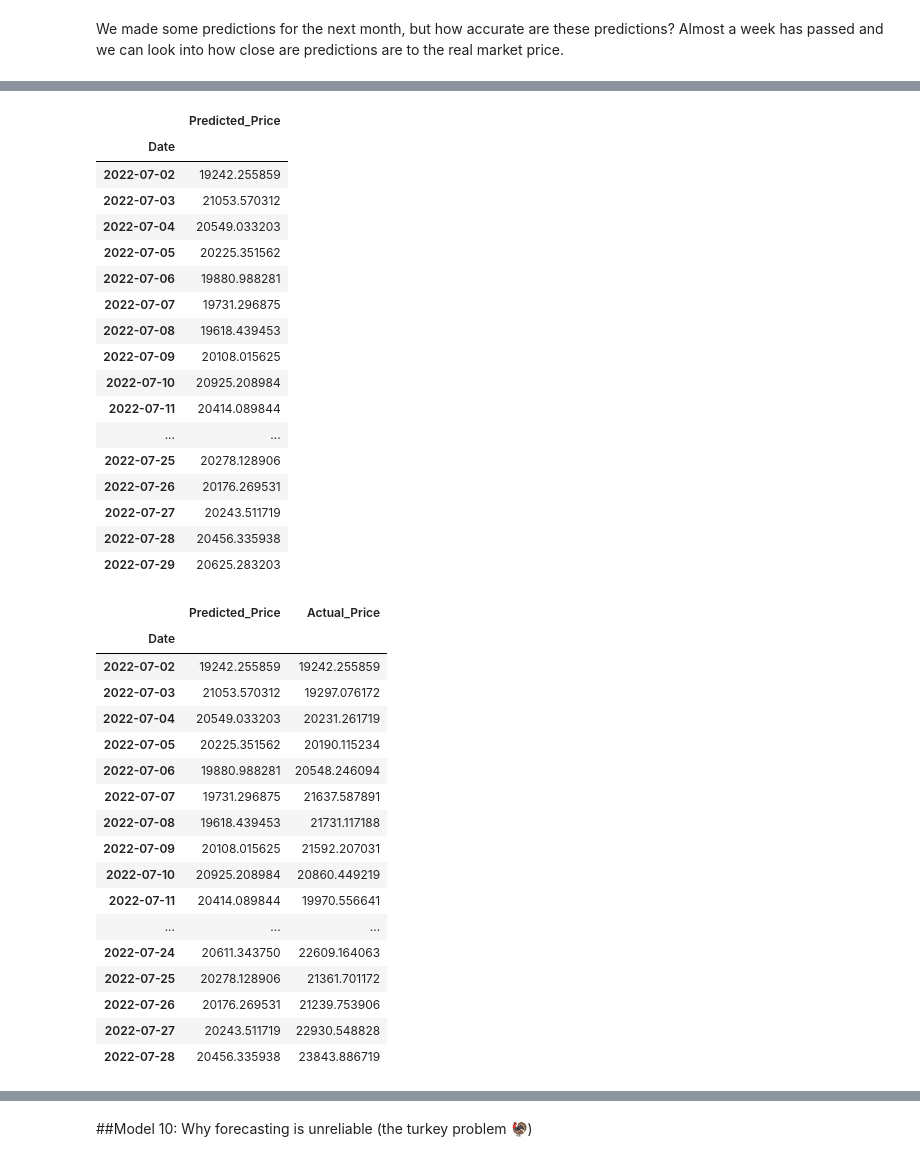
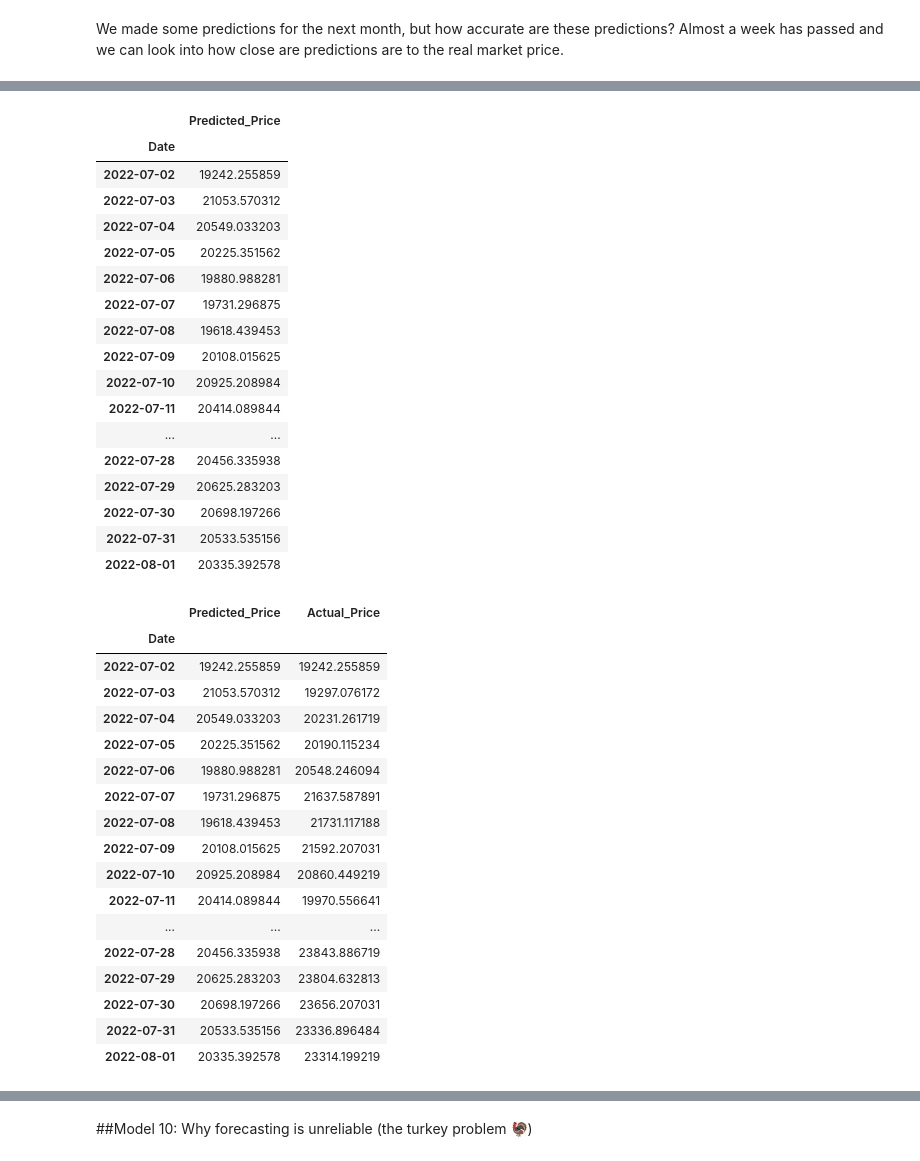
Before and after one commit to DataDoggo215/Predicting_BitcoinPrices, a Jupyter notebook: BitPredict_time_series_forecastng.ipynb, the cells around one changed output, grey strips where cells are left out. Cells and saved outputs as stored; diff of their text form; code cells hidden in the pictures.

```diff
--- a/BitPredict_time_series_forecastng.ipynb
+++ b/BitPredict_time_series_forecastng.ipynb
@@ -2219,7 +2221,7 @@ future_prediction = pd.DataFrame(future_forecast, next_time_steps)
 future_prediction.index.name = 'Date'
 future_prediction.rename(columns={future_prediction.columns[0]: "Predicted_Price" }, inplace = True)
 # %%
-future_prediction.head(28)
+future_prediction.head(35)
 # %% [output]
 |  | Predicted_Price |
 | Date |  |
@@ -2234,35 +2236,35 @@ future_prediction.head(28)
 | 2022-07-10 | 20925.208984 |
 | 2022-07-11 | 20414.089844 |
 | ... | ... |
-| 2022-07-25 | 20278.128906 |
-| 2022-07-26 | 20176.269531 |
-| 2022-07-27 | 20243.511719 |
 | 2022-07-28 | 20456.335938 |
 | 2022-07-29 | 20625.283203 |
+| 2022-07-30 | 20698.197266 |
+| 2022-07-31 | 20533.535156 |
+| 2022-08-01 | 20335.392578 |
 # %%
 #merge the dataframes, we will do an inner join because we only care about the overlapping prices
 df_prices = pd.merge(future_prediction, actual_btc, on = 'Date', how = 'inner')
-df_prices = df_prices[:-1]
+#df_prices = df_prices[:-1]
 df_prices
 # %% [output]
 |  | Predicted_Price | Actual_Price |
 | Date |  |  |
 | 2022-07-02 | 19242.255859 | 19242.255859 |
 | 2022-07-03 | 21053.570312 | 19297.076172 |
 | 2022-07-04 | 20549.033203 | 20231.261719 |
 | 2022-07-05 | 20225.351562 | 20190.115234 |
 | 2022-07-06 | 19880.988281 | 20548.246094 |
 | 2022-07-07 | 19731.296875 | 21637.587891 |
 | 2022-07-08 | 19618.439453 | 21731.117188 |
 | 2022-07-09 | 20108.015625 | 21592.207031 |
 | 2022-07-10 | 20925.208984 | 20860.449219 |
 | 2022-07-11 | 20414.089844 | 19970.556641 |
 | ... | ... | ... |
-| 2022-07-24 | 20611.343750 | 22609.164063 |
-| 2022-07-25 | 20278.128906 | 21361.701172 |
-| 2022-07-26 | 20176.269531 | 21239.753906 |
-| 2022-07-27 | 20243.511719 | 22930.548828 |
 | 2022-07-28 | 20456.335938 | 23843.886719 |
+| 2022-07-29 | 20625.283203 | 23804.632813 |
+| 2022-07-30 | 20698.197266 | 23656.207031 |
+| 2022-07-31 | 20533.535156 | 23336.896484 |
+| 2022-08-01 | 20335.392578 | 23314.199219 |
 # %%
 #Create a new column to compare the differences
 df_prices['Net Prediction'] = df_prices['Predicted_Price'] - df_prices['Actual_Price']
```
Also changed, not shown: parts of 25 cells of this notebook.
